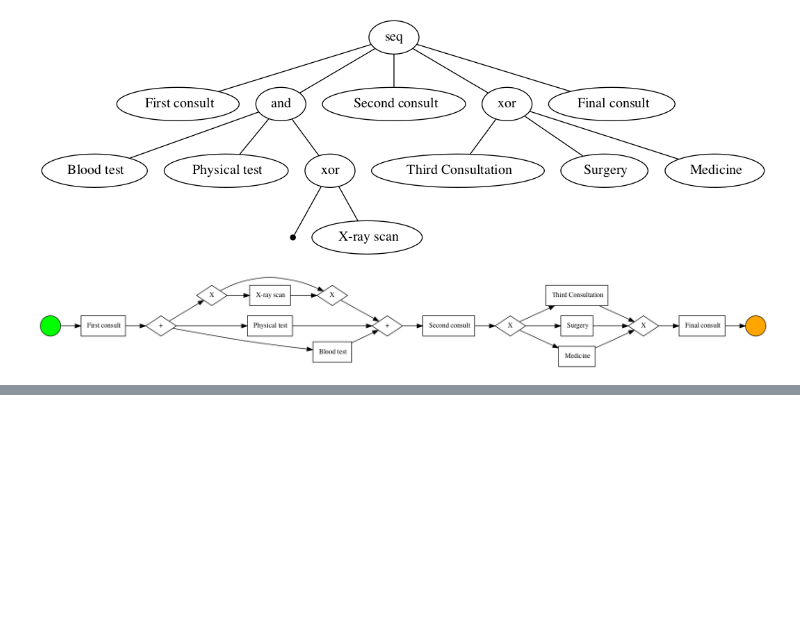
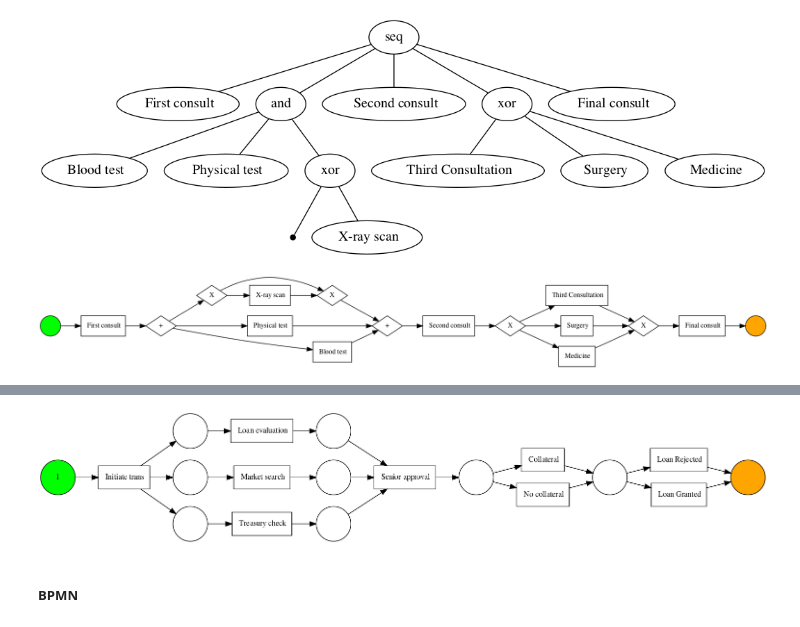
Before and after one commit to christoschr97/CEI521-ProcessMining, a Jupyter notebook: src/Project_source_code.ipynb, the cells around one changed output, grey strips where cells are left out. Cells and saved outputs as stored; diff of their text form; code cells hidden in the pictures; blank space fills up the shorter version.

```diff
--- a/src/Project_source_code.ipynb
+++ b/src/Project_source_code.ipynb
@@ -114,0 +151,2 @@ pn_visualizer.view(gviz)
+# %%
+new_log = xes_importer.apply('../data/new.xes')
@@ -114,0 +155,13 @@ pn_visualizer.view(gviz)
+# %%
+net, initial_marking, final_marking = alpha_miner.apply(new_log)
+# %%
+## Import the petrinet visualizer object
+from pm4py.visualization.petrinet import visualizer as pn_visualizer
+
+# Visualise
+gviz = pn_visualizer.apply(net, initial_marking, final_marking)
+pn_visualizer.view(gviz)
+# %% [output]
+[figure, added]
+# %% [markdown]
+##### BPMN
```
Also changed, not shown: parts of 30 cells of this notebook, 3 other files.
